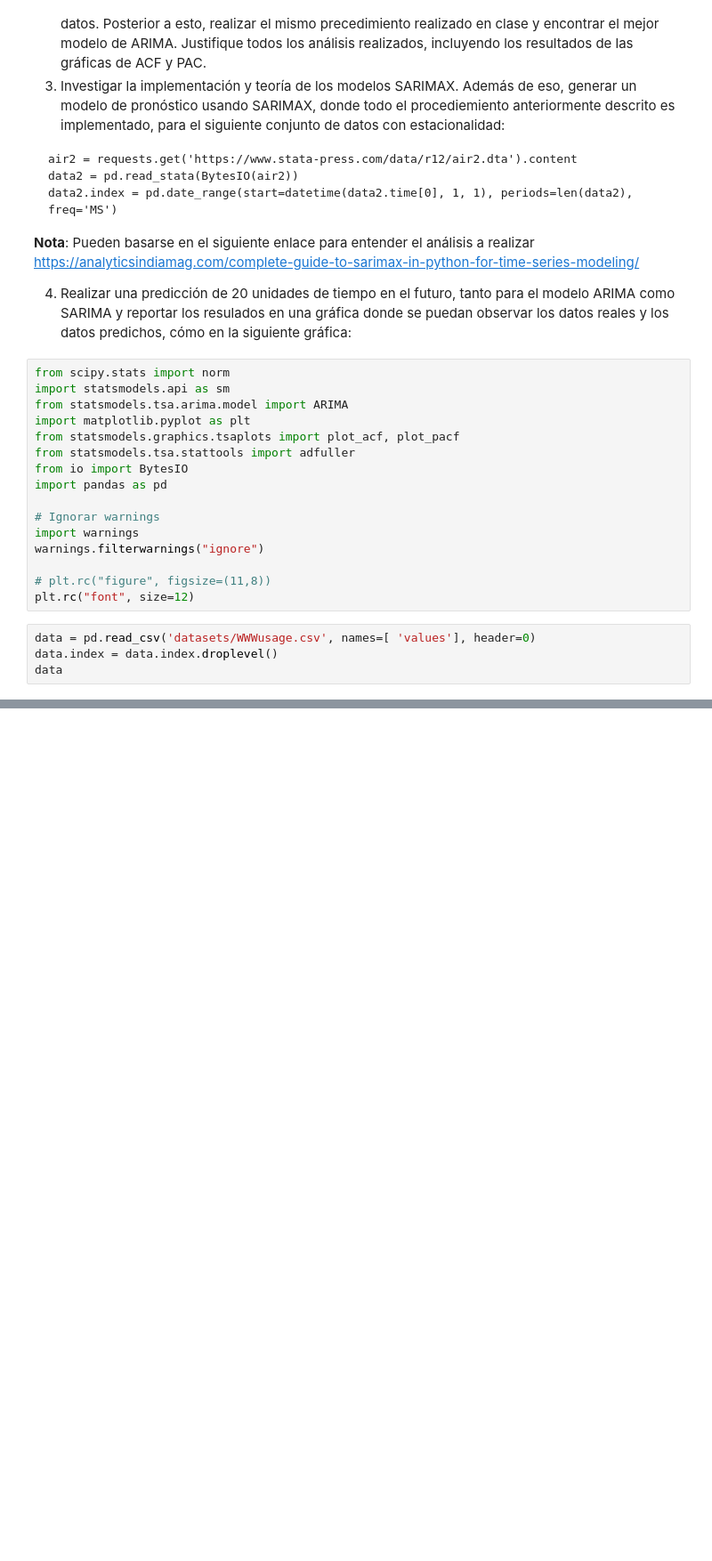
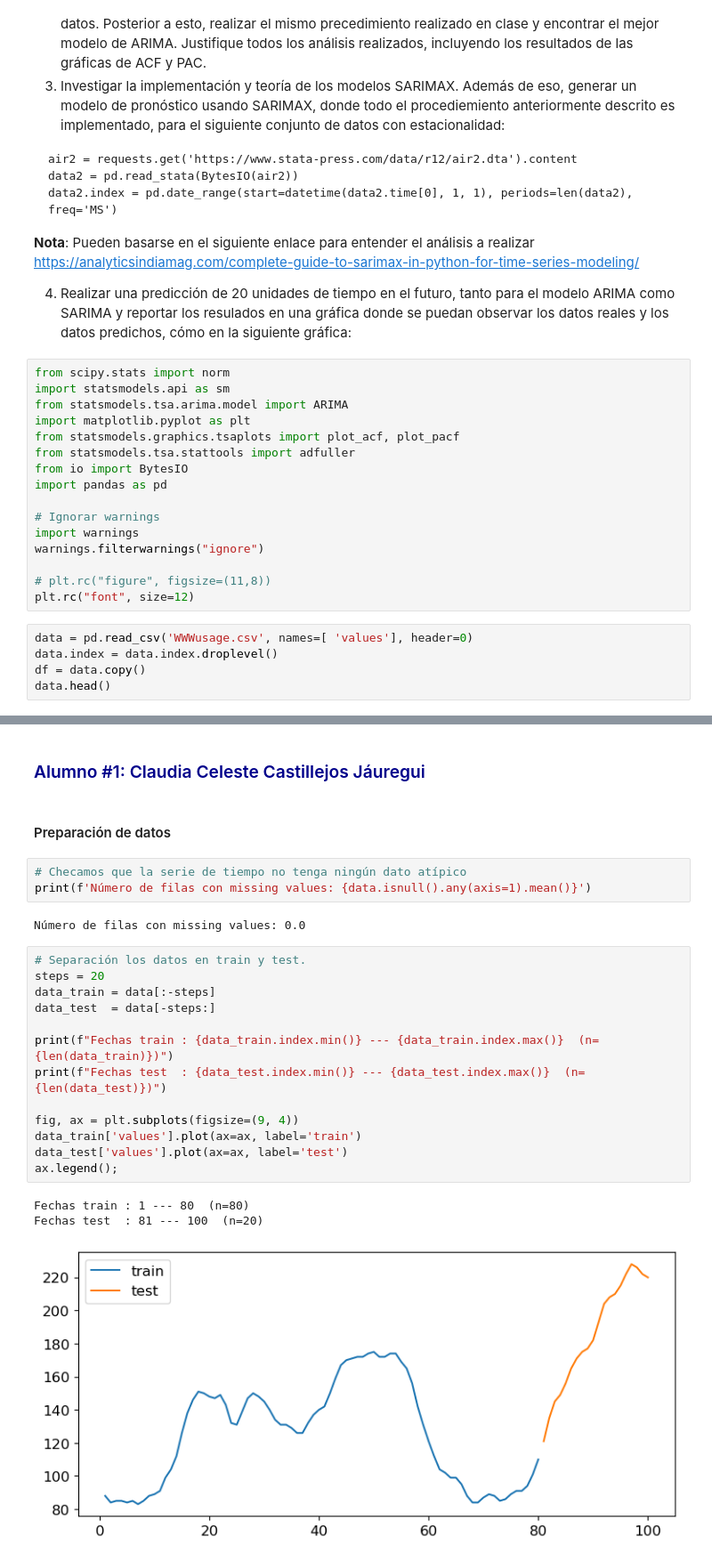
Before and after one commit to Claudia0806/Tarea2_CCCastillejos_LXPerez, a Jupyter notebook: Tarea2_CCCastillejos_LXPerez.ipynb, the cells around one changed output, grey strips where cells are left out. Shown at 89% size. Saved outputs shown, nothing was run; the diff lists cells and outputs as text; blank space fills up the shorter version.

```diff
--- a/Tarea2_CCCastillejos_LXPerez.ipynb
+++ b/Tarea2_CCCastillejos_LXPerez.ipynb
@@ -50,7 +50,8 @@ warnings.filterwarnings("ignore")
 # plt.rc("figure", figsize=(11,8))
 plt.rc("font", size=12)
 # %%
-data = pd.read_csv('datasets/WWWusage.csv', names=[ 'values'], header=0)
+data = pd.read_csv('WWWusage.csv', names=[ 'values'], header=0)
 data.index = data.index.droplevel()
-data
+df = data.copy()
+data.head()
 # %% [output]
@@ -57,0 +64,26 @@ FileNotFoundError: [Errno 2] No such file or directory: 'datasets/WWWusage.csv'
+# %% [markdown]
+### <span style="color:darkblue"> Alumno #1: Claudia Celeste Castillejos Jáuregui </span>
+# %% [markdown]
+####  Preparación de datos
+# %%
+# Checamos que la serie de tiempo no tenga ningún dato atípico
+print(f'Número de filas con missing values: {data.isnull().any(axis=1).mean()}')
+# %% [output]
+Número de filas con missing values: 0.0
+# %%
+# Separación los datos en train y test.
+steps = 20
+data_train = data[:-steps]
+data_test  = data[-steps:]
+
+print(f"Fechas train : {data_train.index.min()} --- {data_train.index.max()}  (n={len(data_train)})")
+print(f"Fechas test  : {data_test.index.min()} --- {data_test.index.max()}  (n={len(data_test)})")
+
+fig, ax = plt.subplots(figsize=(9, 4))
+data_train['values'].plot(ax=ax, label='train')
+data_test['values'].plot(ax=ax, label='test')
+ax.legend();
+# %% [output]
+Fechas train : 1 --- 80  (n=80)
+Fechas test  : 81 --- 100  (n=20)
+[figure, added]
```
Also changed, not shown: parts of 25 cells of this notebook.
